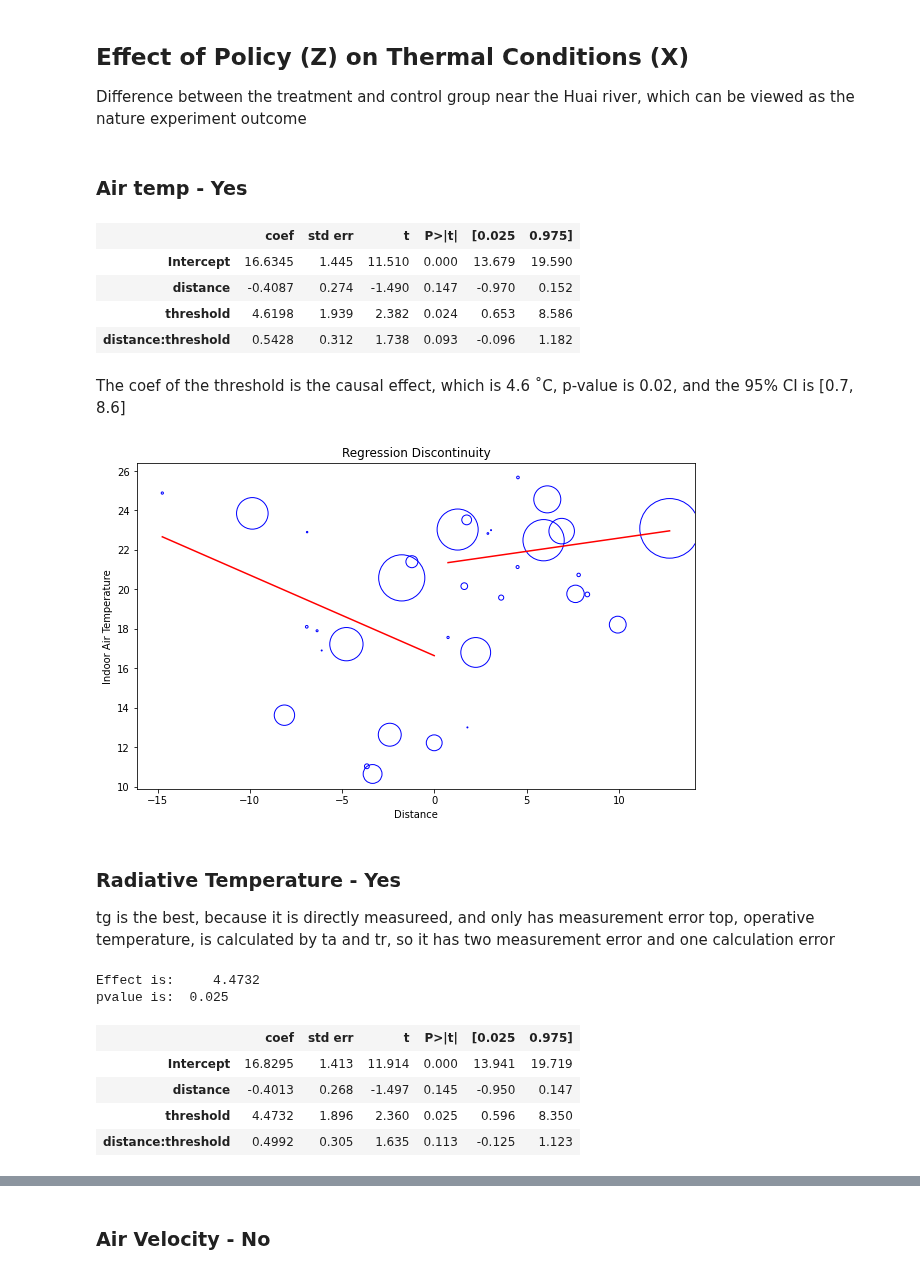
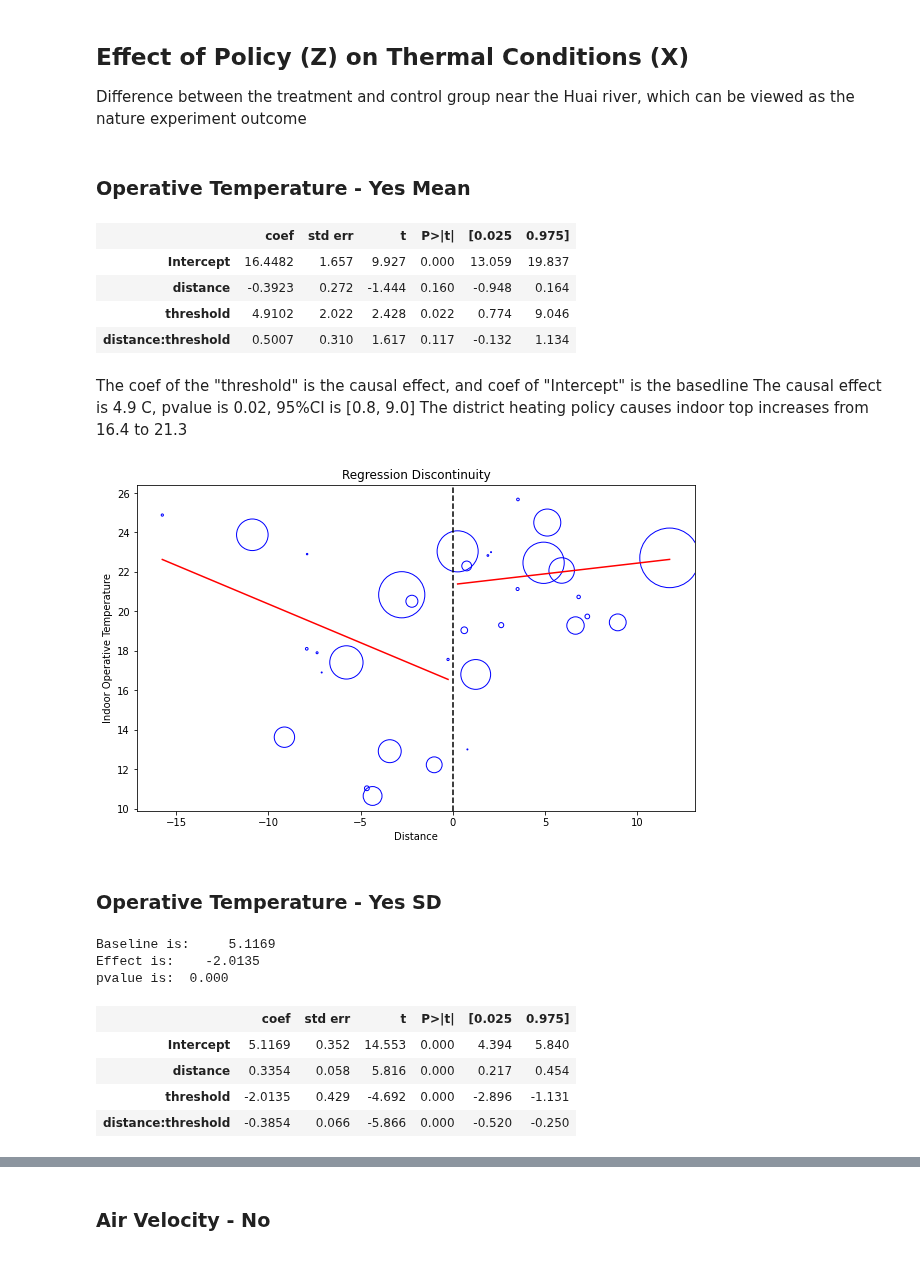
Before and after one commit to ruijis/RD_comfort, a Jupyter notebook: RD.ipynb, the cells around one changed output, grey strips where cells are left out. Drawn from its saved outputs; the diff is of its cells as text; code cells hidden in the pictures.

```diff
--- a/RD.ipynb
+++ b/RD.ipynb
@@ -41,7 +42,7 @@ df_city
 # %% [markdown]
 Calcualte the distance of each city to Huai River (33˚N)
 # %%
-df_city['distance'] = df_city['latitude'] - 33
+df_city['distance'] = df_city['latitude'] - 34
 # %% [markdown]
 ## Sharp Threshold Assumption
 All cities have disctrict heating systems if the distance is >= 0</br>
@@ -52,46 +53,50 @@ df_rd = df_city.assign(threshold=(df_city["distance"] > 0).astype(int))
 # %% [markdown]
 ## Effect of Policy (Z) on Thermal Conditions (X)
 Difference between the treatment and control group near the Huai river, which can be viewed as the nature experiment outcome
-# %% [markdown]
-### Air temp - Yes
+# %% [markdown]
+### Operative Temperature - Yes Mean
 # %%
-model = smf.wls("ta~distance*threshold", df_rd, weights=df_rd["records"]).fit()
+model = smf.wls("top~distance*threshold", df_rd, weights=df_rd["records"]).fit()
 model.summary().tables[1]
 # %% [output]
 |  | coef | std err | t | P>|t| | [0.025 | 0.975] |
-| Intercept | 16.6345 | 1.445 | 11.510 | 0.000 | 13.679 | 19.590 |
-| distance | -0.4087 | 0.274 | -1.490 | 0.147 | -0.970 | 0.152 |
-| threshold | 4.6198 | 1.939 | 2.382 | 0.024 | 0.653 | 8.586 |
-| distance:threshold | 0.5428 | 0.312 | 1.738 | 0.093 | -0.096 | 1.182 |
+| Intercept | 16.4482 | 1.657 | 9.927 | 0.000 | 13.059 | 19.837 |
+| distance | -0.3923 | 0.272 | -1.444 | 0.160 | -0.948 | 0.164 |
+| threshold | 4.9102 | 2.022 | 2.428 | 0.022 | 0.774 | 9.046 |
+| distance:threshold | 0.5007 | 0.310 | 1.617 | 0.117 | -0.132 | 1.134 |
 # %% [markdown]
-The coef of the threshold is the causal effect, which is 4.6 ˚C, p-value is 0.02, and the 95% CI is [0.7, 8.6]
+The coef of the "threshold" is the causal effect, and coef of "Intercept" is the basedline </br>
+The causal effect is 4.9 C, pvalue is 0.02, 95%CI is [0.8, 9.0] </br>
+The district heating policy causes indoor top increases from 16.4 to 21.3
 # %%
 plt.figure(figsize=(10, 6))
-plt.scatter(df_rd['distance'], df_rd['ta'], s=df_rd['records'], facecolors='none', edgecolors='b')
+plt.scatter(df_rd['distance'], df_rd['top'], s=df_rd['records'], facecolors='none', edgecolors='b')
 # plot less than 0 distance for model.fittedvalues
 plt.plot(df_rd['distance'][df_rd['distance'] < 0], model.fittedvalues[df_rd['distance'] < 0], color='red')
 # plot larger than 0 distance for model.fittedvalues
 plt.plot(df_rd['distance'][df_rd['distance'] >= 0], model.fittedvalues[df_rd['distance'] >= 0], color='red')
+# plot a vertical dash line at the threshold
+plt.axvline(x=0, color='black', linestyle='--')
 plt.xlabel('Distance')
-plt.ylabel('Indoor Air Temperature')
+plt.ylabel('Indoor Operative Temperature')
 plt.title("Regression Discontinuity")
 plt.show()
 # %% [output]
-[figure, old version]
+[figure, new version]
-# %% [markdown]
-### Radiative Temperature - Yes
-tg is the best, because it is directly measureed, and only has measurement error </br>
-top, operative temperature, is calculated by ta and tr, so it has two measurement error and one calculation error
+# %% [markdown]
+### Operative Temperature - Yes SD
 # %%
-model = smf.wls("tr~distance*threshold", df_rd, weights=df_rd["records"]).fit()
+model = smf.wls("top_std~distance*threshold", df_rd, weights=df_rd["records"]).fit()
+print("Baseline is:", model.summary().tables[1][1][1])
 print("Effect is:", model.summary().tables[1][3][1])
 print("pvalue is:", model.summary().tables[1][3][4])
 model.summary().tables[1]
 # %% [output]
-Effect is:     4.4732
-pvalue is:  0.025
+Baseline is:     5.1169
+Effect is:    -2.0135
+pvalue is:  0.000
 |  | coef | std err | t | P>|t| | [0.025 | 0.975] |
-| Intercept | 16.8295 | 1.413 | 11.914 | 0.000 | 13.941 | 19.719 |
-| distance | -0.4013 | 0.268 | -1.497 | 0.145 | -0.950 | 0.147 |
-| threshold | 4.4732 | 1.896 | 2.360 | 0.025 | 0.596 | 8.350 |
-| distance:threshold | 0.4992 | 0.305 | 1.635 | 0.113 | -0.125 | 1.123 |
+| Intercept | 5.1169 | 0.352 | 14.553 | 0.000 | 4.394 | 5.840 |
+| distance | 0.3354 | 0.058 | 5.816 | 0.000 | 0.217 | 0.454 |
+| threshold | -2.0135 | 0.429 | -4.692 | 0.000 | -2.896 | -1.131 |
+| distance:threshold | -0.3854 | 0.066 | -5.866 | 0.000 | -0.520 | -0.250 |
```
Also changed, not shown: parts of 46 cells of this notebook, 2 other files.
